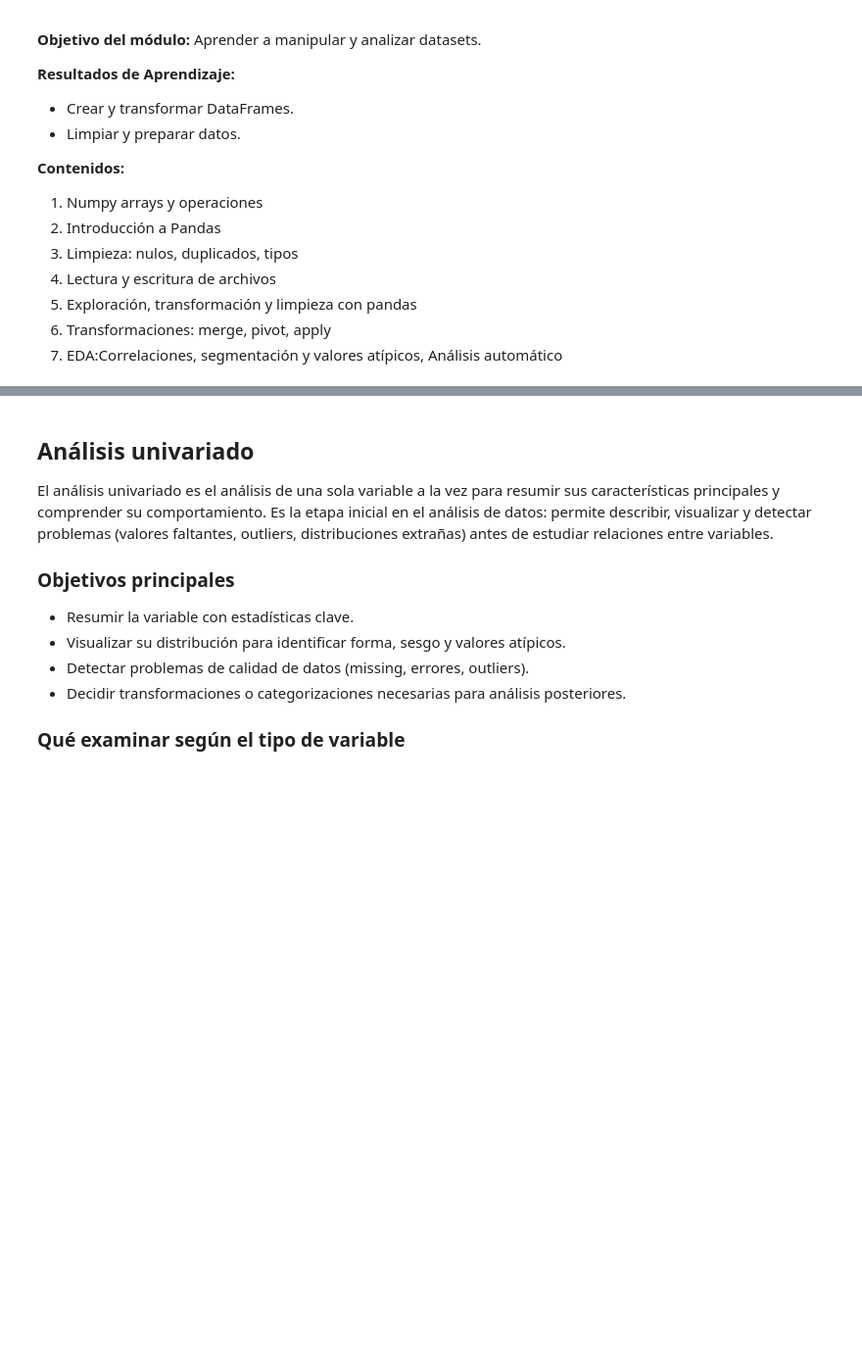
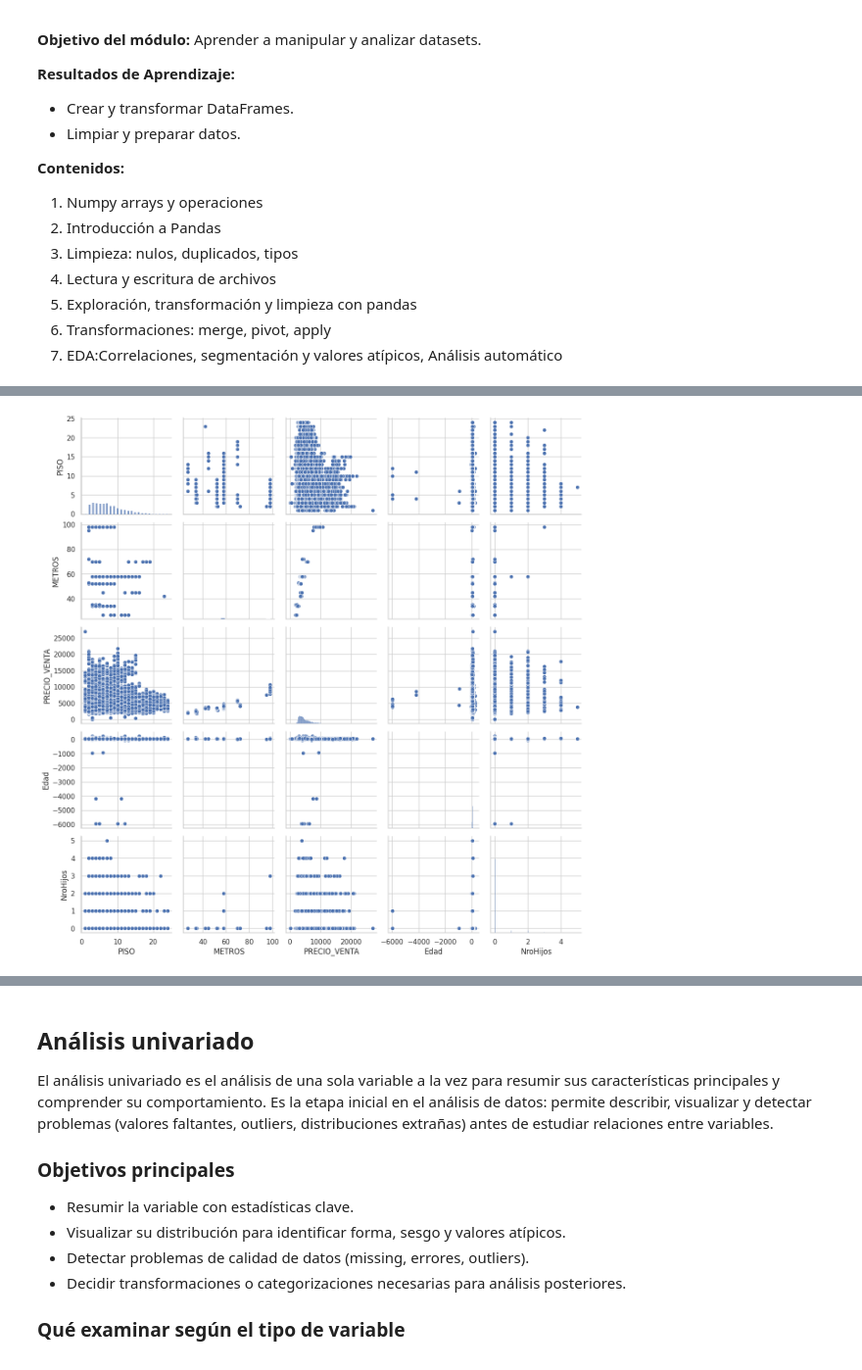
Before and after one commit to paranedagarcia/Cienciadedatos, a Jupyter notebook: 4.Analisis de datos/analisis_de_datos.ipynb, the cells around one changed output, grey strips where cells are left out. Shown at 98% size. Drawn from its saved outputs; the diff is of its cells as text; code cells hidden in the pictures; blank space fills up the shorter version.

Commit message:
ventas

```diff
--- a/4.Analisis de datos/analisis_de_datos.ipynb
+++ b/4.Analisis de datos/analisis_de_datos.ipynb
@@ -84,0 +106,7 @@ df = pd.read_csv('../data/ventas.csv')
+# %%
+# eliminar registros con las columnas '_PRECIO_VENTA_num'Y 'PRECIO_POR_M2' nulo o cero
+antes = df.shape[0]
+df = df[(df['_PRECIO_VENTA_num'].notna()) & (df['_PRECIO_VENTA_num'] != 0)]
+df = df[(df['PRECIO_POR_M2'].notna()) & (df['PRECIO_POR_M2'] != 0)]
+despues = df.shape[0]
+print(f"Filas eliminadas por PRECIO_VENTA_num y PRECIO_POR_M2: {antes-despues} | Nuevo shape: {df.shape}")
@@ -84,0 +135,6 @@ df = pd.read_csv('../data/ventas.csv')
+# %%
+# elimina todos los registros con valores cero en columna 'PRECIO_VENTA'
+antes = df.shape[0]
+df = df[df['PRECIO_VENTA'] != 0]
+despues = df.shape[0]
+print(f"Filas eliminadas con PRECIO_VENTA == 0: {antes-despues} | Nuevo shape: {df.shape}")
@@ -84,0 +143,9 @@ df = pd.read_csv('../data/ventas.csv')
+# %%
+# eliminar columnas que inician con 'DIAS' ya que no son relevantes para el análisis
+dias_cols = [col for col in df.columns if col.upper().startswith('DIAS')]
+df.drop(columns=dias_cols, inplace=True)
+print(f"Columnas eliminadas que comienzan con 'DIAS': {dias_cols}")
+
+# eliminar columnas 'PrecioLista' y 'PagoContado' que no son relevantes para el análisis
+df.drop(columns=['PrecioLista', 'PagoContado', 'Descuento'], inplace=True)
+print("Columnas eliminadas: 'PrecioLista', 'PagoContado', 'Descuento'")
@@ -84,0 +175,15 @@ df = pd.read_csv('../data/ventas.csv')
+# %%
+# convertir columnas 'METROS','PrecioLista', 'Descuento', 'PagoContado' a numérica, forzando errores a NaN
+for col in ['METROS']:
+    df[col] = pd.to_numeric(df[col], errors='coerce')
+
+# convertir columnas que inician con 'FECHA' a tipo date
+fecha_cols = [col for col in df.columns if col.lower().startswith('fecha')]
+for col in fecha_cols:
+    df[col] = pd.to_datetime(df[col], errors='coerce')
+# %%
+# genera un pairplot de las variables numéricas
+sns.pairplot(df.select_dtypes(include=['number']))
+plt.show()
+# %% [output]
+[figure, added]
```
Also changed, not shown: parts of 13 cells of this notebook.
